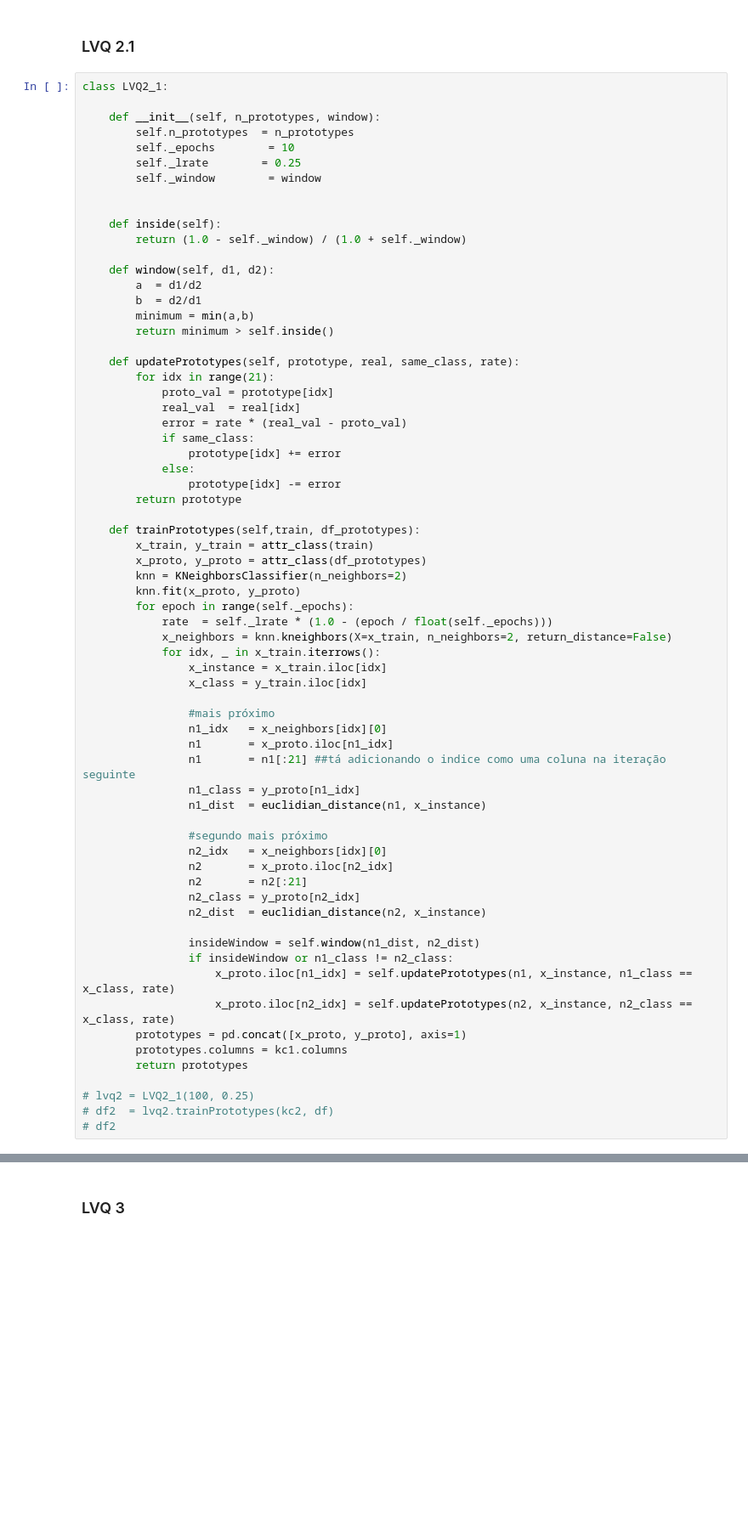
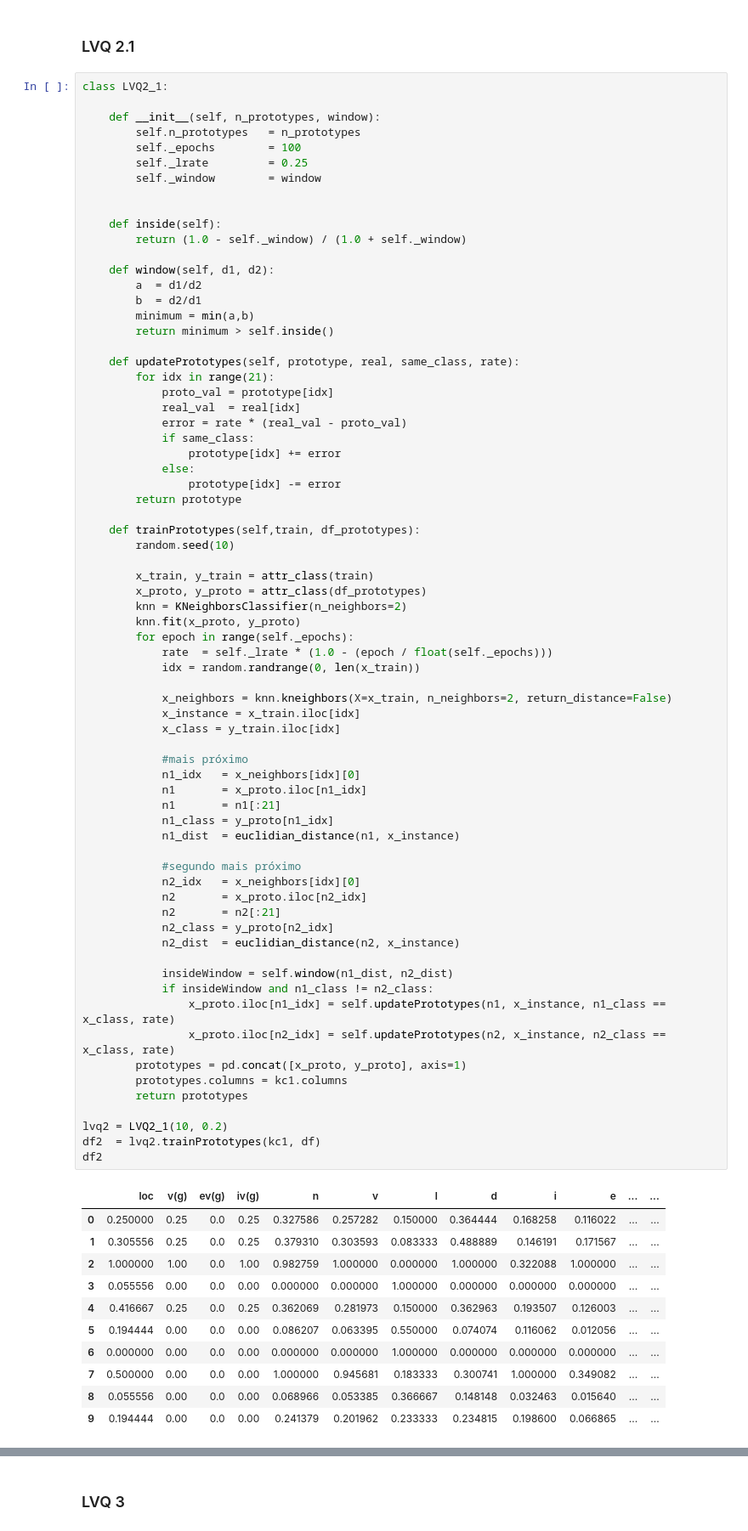
Before and after one commit to menezesmalu/machine_learning, a Jupyter notebook: lista 2/KC1 10 run separado.ipynb, the cells around one changed output, grey strips where cells are left out. Shown at 85% size. Saved outputs shown, nothing was run; the diff lists cells and outputs as text; blank space fills up the shorter version.

```diff
--- a/lista 2/KC1 10 run separado.ipynb
+++ b/lista 2/KC1 10 run separado.ipynb
@@ -170,9 +183,9 @@ class LVQ1:
 class LVQ2_1:
 
     def __init__(self, n_prototypes, window):
-        self.n_prototypes  = n_prototypes
-        self._epochs        = 10
-        self._lrate        = 0.25
+        self.n_prototypes   = n_prototypes
+        self._epochs        = 100
+        self._lrate         = 0.25
         self._window        = window
 
 
@@ -184,52 +197,67 @@ class LVQ2_1:
         b  = d2/d1
         minimum = min(a,b)
         return minimum > self.inside()
 
     def updatePrototypes(self, prototype, real, same_class, rate):
         for idx in range(21):
             proto_val = prototype[idx]
             real_val  = real[idx]
             error = rate * (real_val - proto_val)
             if same_class:
                 prototype[idx] += error
             else:
                 prototype[idx] -= error
         return prototype
 
     def trainPrototypes(self,train, df_prototypes):
+        random.seed(10)
+
         x_train, y_train = attr_class(train)
         x_proto, y_proto = attr_class(df_prototypes)
         knn = KNeighborsClassifier(n_neighbors=2)
         knn.fit(x_proto, y_proto)
         for epoch in range(self._epochs):
             rate  = self._lrate * (1.0 - (epoch / float(self._epochs)))
+            idx = random.randrange(0, len(x_train))
+
             x_neighbors = knn.kneighbors(X=x_train, n_neighbors=2, return_distance=False)
-            for idx, _ in x_train.iterrows():
-                x_instance = x_train.iloc[idx]
-                x_class = y_train.iloc[idx]
+            x_instance = x_train.iloc[idx]
+            x_class = y_train.iloc[idx]
 
-                #mais próximo
-                n1_idx   = x_neighbors[idx][0]
-                n1       = x_proto.iloc[n1_idx]
-                n1       = n1[:21] ##tá adicionando o indice como uma coluna na iteração seguinte
-                n1_class = y_proto[n1_idx]
-                n1_dist  = euclidian_distance(n1, x_instance)
+            #mais próximo
+            n1_idx   = x_neighbors[idx][0]
+            n1       = x_proto.iloc[n1_idx]
+            n1       = n1[:21]
+            n1_class = y_proto[n1_idx]
+            n1_dist  = euclidian_distance(n1, x_instance)
 
-                #segundo mais próximo
-                n2_idx   = x_neighbors[idx][0]
-                n2       = x_proto.iloc[n2_idx]
-                n2       = n2[:21]
-                n2_class = y_proto[n2_idx]
-                n2_dist  = euclidian_distance(n2, x_instance)
+            #segundo mais próximo
+            n2_idx   = x_neighbors[idx][0]
+            n2       = x_proto.iloc[n2_idx]
+            n2       = n2[:21]
+            n2_class = y_proto[n2_idx]
+            n2_dist  = euclidian_distance(n2, x_instance)
 
-                insideWindow = self.window(n1_dist, n2_dist)
-                if insideWindow or n1_class != n2_class:
-                    x_proto.iloc[n1_idx] = self.updatePrototypes(n1, x_instance, n1_class == x_class, rate)
-                    x_proto.iloc[n2_idx] = self.updatePrototypes(n2, x_instance, n2_class == x_class, rate)
+            insideWindow = self.window(n1_dist, n2_dist)
+            if insideWindow and n1_class != n2_class:
+                x_proto.iloc[n1_idx] = self.updatePrototypes(n1, x_instance, n1_class == x_class, rate)
+                x_proto.iloc[n2_idx] = self.updatePrototypes(n2, x_instance, n2_class == x_class, rate)
         prototypes = pd.concat([x_proto, y_proto], axis=1)
         prototypes.columns = kc1.columns
         return prototypes
 
-# lvq2 = LVQ2_1(100, 0.25)
-# df2  = lvq2.trainPrototypes(kc2, df)
-# df2
+lvq2 = LVQ2_1(10, 0.2)
+df2  = lvq2.trainPrototypes(kc1, df)
+df2
+# %% [output]
+|  | loc | v(g) | ev(g) | iv(g) | n | v | l | d | i | e | ... | ... |
+| 0 | 0.250000 | 0.25 | 0.0 | 0.25 | 0.327586 | 0.257282 | 0.150000 | 0.364444 | 0.168258 | 0.116022 | ... | ... |
+| 1 | 0.305556 | 0.25 | 0.0 | 0.25 | 0.379310 | 0.303593 | 0.083333 | 0.488889 | 0.146191 | 0.171567 | ... | ... |
+| 2 | 1.000000 | 1.00 | 0.0 | 1.00 | 0.982759 | 1.000000 | 0.000000 | 1.000000 | 0.322088 | 1.000000 | ... | ... |
+| 3 | 0.055556 | 0.00 | 0.0 | 0.00 | 0.000000 | 0.000000 | 1.000000 | 0.000000 | 0.000000 | 0.000000 | ... | ... |
+| 4 | 0.416667 | 0.25 | 0.0 | 0.25 | 0.362069 | 0.281973 | 0.150000 | 0.362963 | 0.193507 | 0.126003 | ... | ... |
+| 5 | 0.194444 | 0.00 | 0.0 | 0.00 | 0.086207 | 0.063395 | 0.550000 | 0.074074 | 0.116062 | 0.012056 | ... | ... |
+| 6 | 0.000000 | 0.00 | 0.0 | 0.00 | 0.000000 | 0.000000 | 1.000000 | 0.000000 | 0.000000 | 0.000000 | ... | ... |
+| 7 | 0.500000 | 0.00 | 0.0 | 0.00 | 1.000000 | 0.945681 | 0.183333 | 0.300741 | 1.000000 | 0.349082 | ... | ... |
+| 8 | 0.055556 | 0.00 | 0.0 | 0.00 | 0.068966 | 0.053385 | 0.366667 | 0.148148 | 0.032463 | 0.015640 | ... | ... |
+| 9 | 0.194444 | 0.00 | 0.0 | 0.00 | 0.241379 | 0.201962 | 0.233333 | 0.234815 | 0.198600 | 0.066865 | ... | ... |
```
Also changed, not shown: parts of 8 cells of this notebook.
